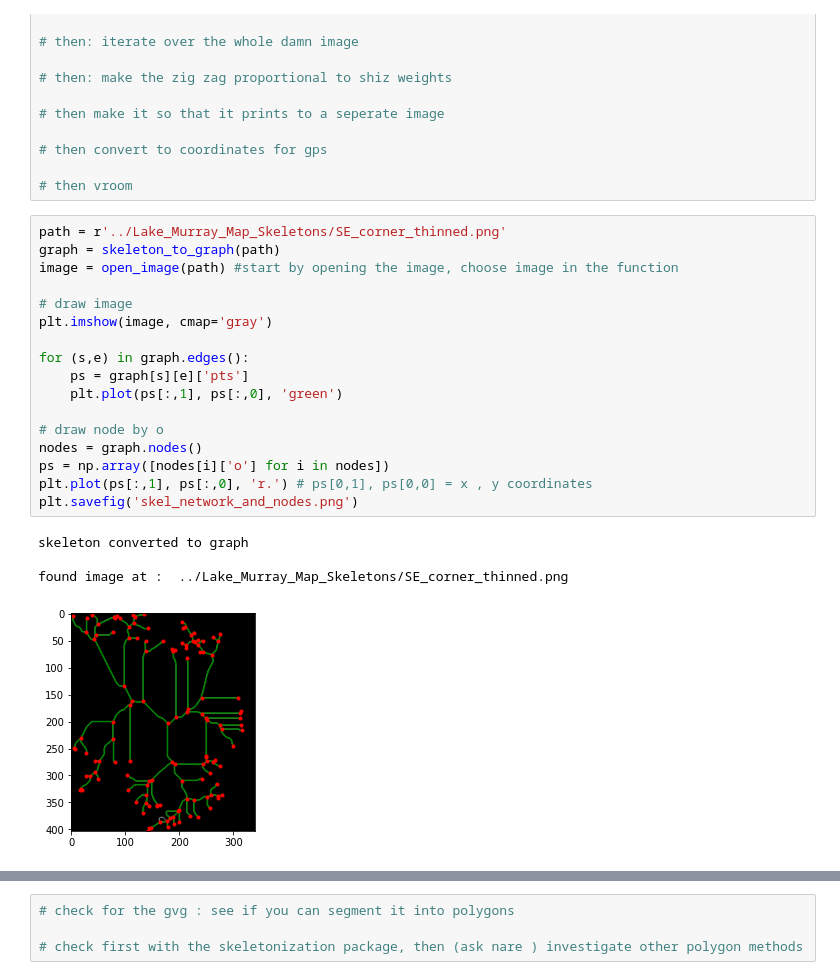
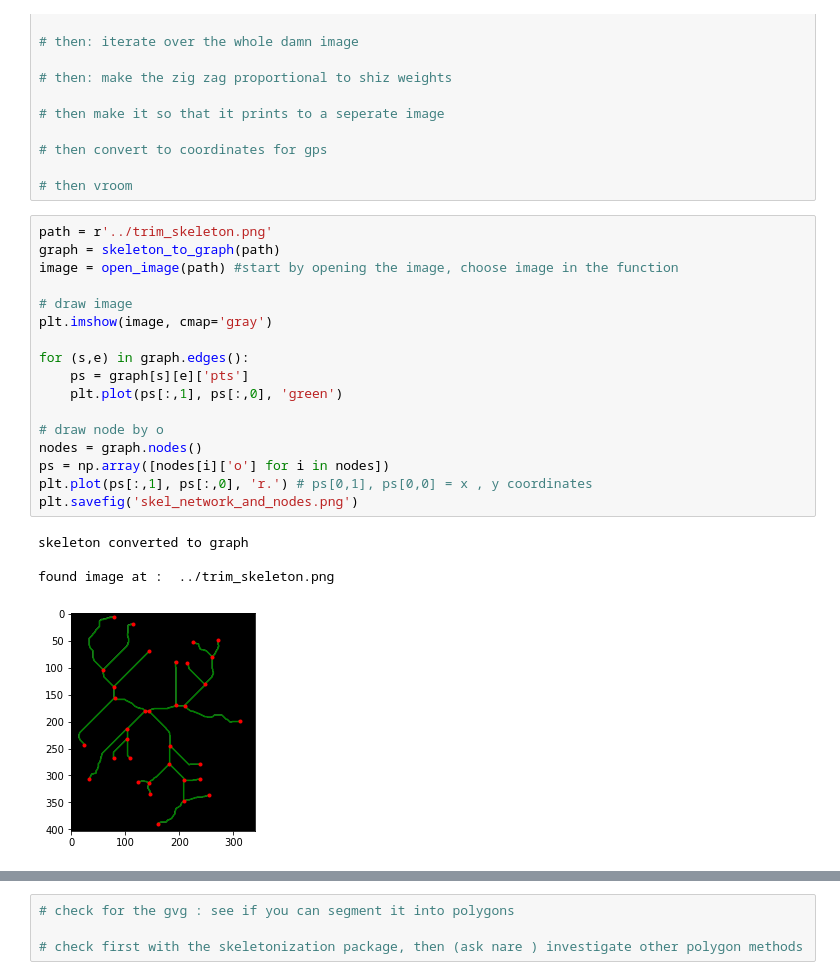
Before and after one commit to jzraiti/Coverage_Algorithm_Enviornmental_Sampling_Autonomous_Surface_Vehicle, a Jupyter notebook: Project_Files/zig_zag_skeleton/zig_zag_skeleton.ipynb, the cells around one changed output, grey strips where cells are left out. Saved outputs shown, nothing was run; the diff lists cells and outputs as text.

Commit message:
inverse skeletons!

```diff
--- a/Project_Files/zig_zag_skeleton/zig_zag_skeleton.ipynb
+++ b/Project_Files/zig_zag_skeleton/zig_zag_skeleton.ipynb
@@ -105,26 +105,26 @@ def skeleton_to_graph(path):
 
 # then vroom
 # %%
-path = r'../Lake_Murray_Map_Skeletons/SE_corner_thinned.png'
+path = r'../trim_skeleton.png'
 graph = skeleton_to_graph(path)
 image = open_image(path) #start by opening the image, choose image in the function
 
 # draw image
 plt.imshow(image, cmap='gray')
 
 for (s,e) in graph.edges():
     ps = graph[s][e]['pts']
     plt.plot(ps[:,1], ps[:,0], 'green')
 
 # draw node by o
 nodes = graph.nodes()
 ps = np.array([nodes[i]['o'] for i in nodes])
 plt.plot(ps[:,1], ps[:,0], 'r.') # ps[0,1], ps[0,0] = x , y coordinates
 plt.savefig('skel_network_and_nodes.png')
 # %% [output]
 skeleton converted to graph
 
-found image at :  ../Lake_Murray_Map_Skeletons/SE_corner_thinned.png
+found image at :  ../trim_skeleton.png
-[figure, old version]
+[figure, new version]
 # %%
 
```
Also changed, not shown: parts of 2 cells of this notebook, 35 other files.
